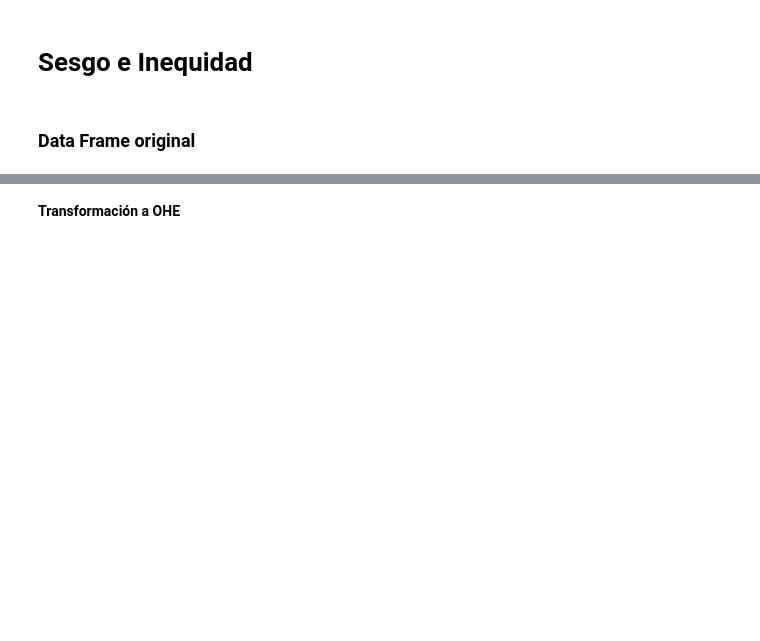
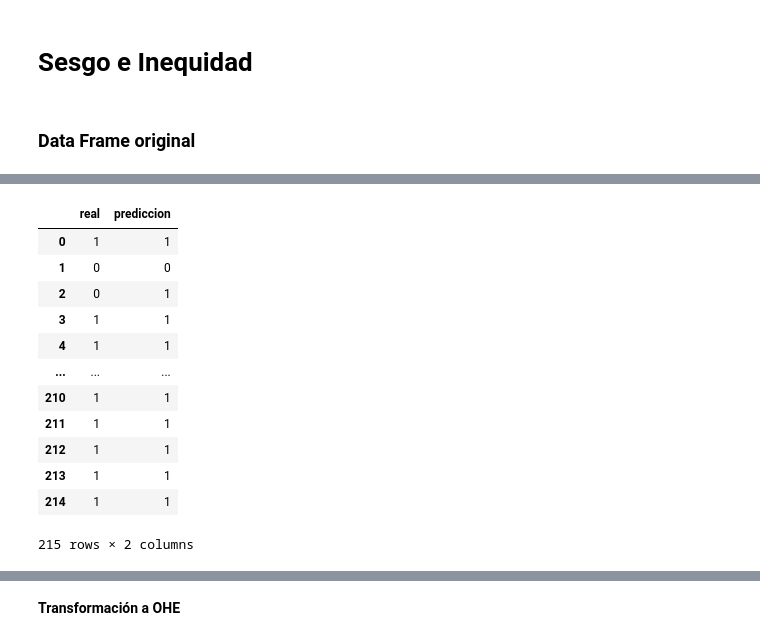
Before and after one commit to jlrzarcor/ITAM-dpa2021, a Jupyter notebook: notebooks/Pipeline.ipynb, the cells around one changed output, grey strips where cells are left out. Saved outputs shown, nothing was run; the diff lists cells and outputs as text; code cells hidden in the pictures; blank space fills up the shorter version.

```diff
--- a/notebooks/Pipeline.ipynb
+++ b/notebooks/Pipeline.ipynb
@@ -551,3 +486,24 @@ df_labels, metrics, n_groups, n_attribute, prop_pos_pred, prop_pos_real = bias_f
+# %%
+etiqueta = etiqueta.reset_index(drop=True)
+# %%
+df_aeq = pd.DataFrame()
+df_aeq['real'] = etiqueta
+df_aeq['prediccion'] = debug.predic
+df_aeq
+# %% [output]
+|  | real | prediccion |
+| 0 | 1 | 1 |
+| 1 | 0 | 0 |
+| 2 | 0 | 1 |
+| 3 | 1 | 1 |
+| 4 | 1 | 1 |
+| ... | ... | ... |
+| 210 | 1 | 1 |
+| 211 | 1 | 1 |
+| 212 | 1 | 1 |
+| 213 | 1 | 1 |
+| 214 | 1 | 1 |
+215 rows × 2 columns
 # %%
 metrics.precision.mean()
 # %% [output]
```
Also changed, not shown: parts of 11 cells of this notebook, 1 other file.
